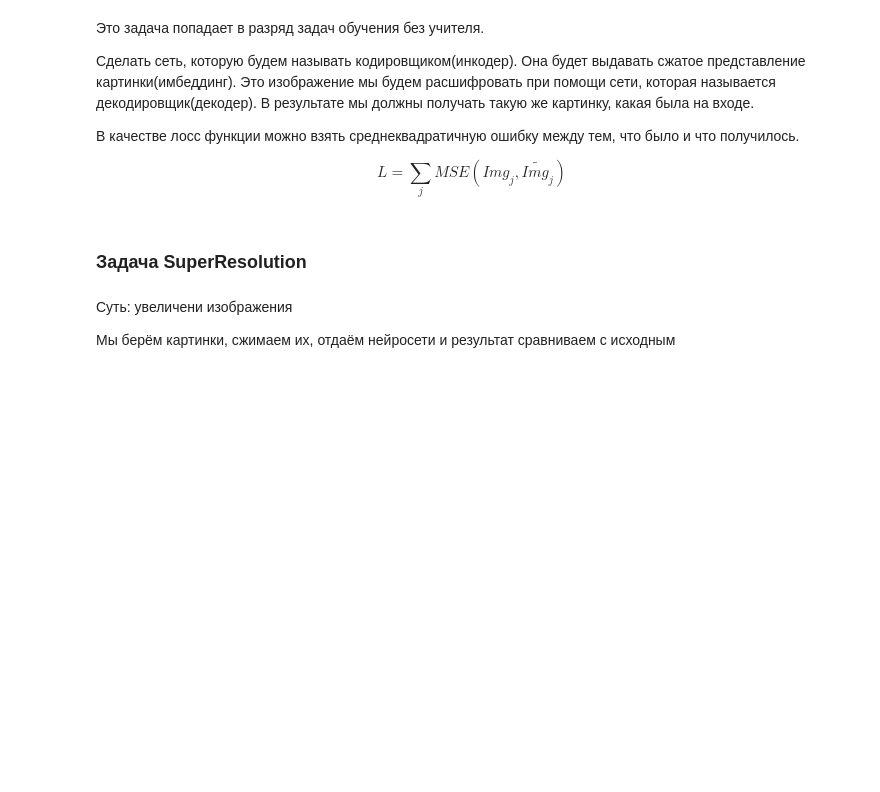
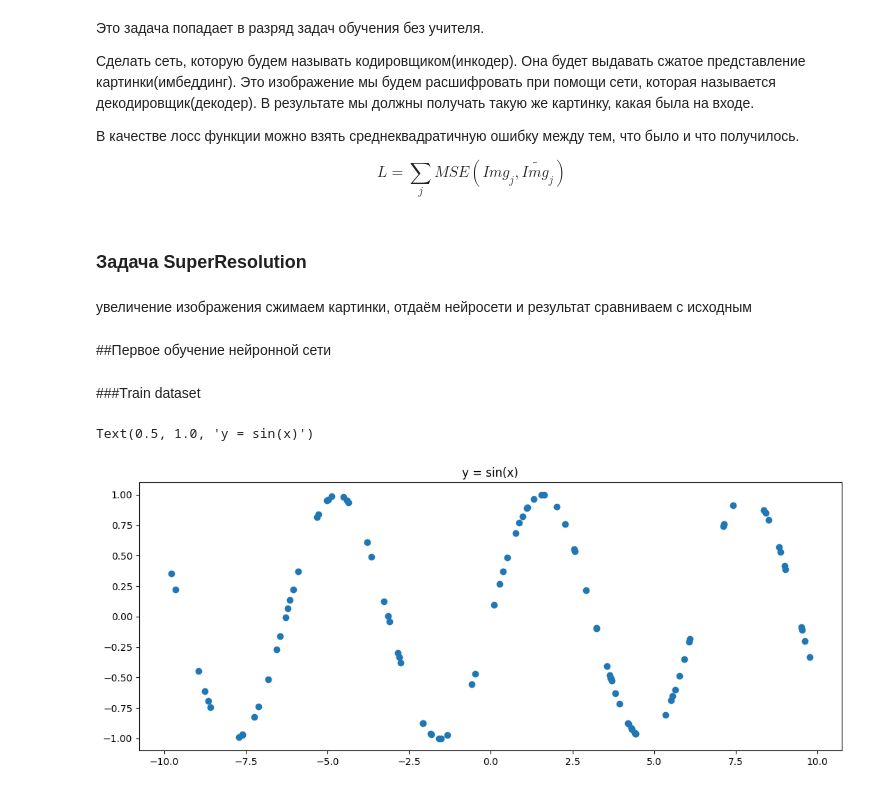
Before and after one commit to ShedovaNastya/BVT2203_project_workshop, a Jupyter notebook: notebooks_neural_networks.ipynb, the cells around one changed output. Drawn from its saved outputs; the diff is of its cells as text; code cells hidden in the pictures; blank space fills up the shorter version.

```diff
--- a/notebooks_neural_networks.ipynb
+++ b/notebooks_neural_networks.ipynb
@@ -846,6 +850,15 @@ $$
 # %% [markdown]
 ### Задача SuperResolution
 # %% [markdown]
-Cуть: увеличени изображения
-
-Мы берём картинки, сжимаем их, отдаём нейросети и результат сравниваем с исходным
+увеличение изображения
+сжимаем картинки, отдаём нейросети и результат сравниваем с исходным
+# %% [markdown]
+##Первое обучение нейронной сети
+# %%
+%matplotlib inline
+
+import matplotlib.pyplot as plt
+import matplotlib
+matplotlib.rcParams['figure.figsize'] = (13.0, 5.0)
+# .rcParams - словарь из глобальный настроек графиков
+# figure.figsize - размер графика
@@ -851,0 +867,13 @@ Cуть: увеличени изображения
+# %% [markdown]
+###Train dataset
+# %%
+x_train = torch.rand(100)#для равномерного распределения берем сто рандомных чисел из [0,1]
+x_train = x_train * 20.0 - 10.0#точки расставляем примерно по центру графика
+
+y_train = torch.sin(x_train)#задача регрессии для синуса. y = sin(x)
+
+plt.plot(x_train.numpy(),y_train.numpy(), 'o')#cоздаем график,координаты по x и y,'o' - стиль(здесь точка)
+plt.title('y = sin(x)')
+# %% [output]
+Text(0.5, 1.0, 'y = sin(x)')
+[figure, added]
```
Also changed, not shown: parts of 60 cells of this notebook.
